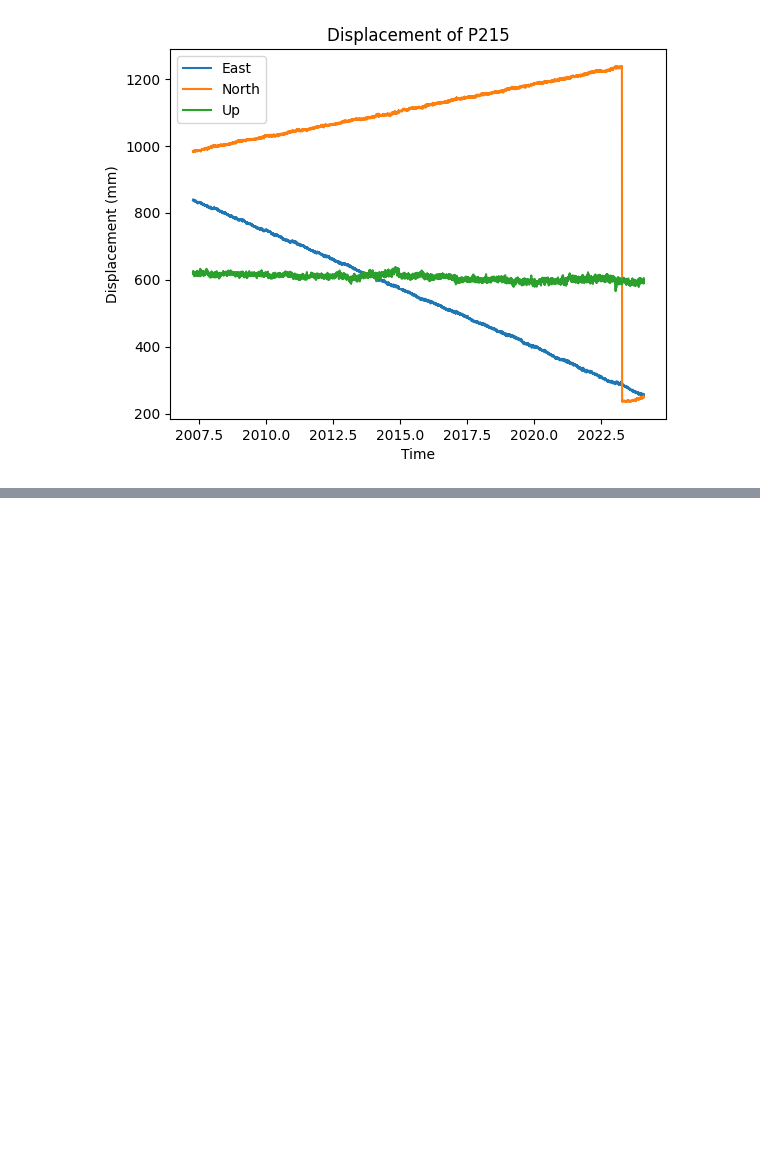
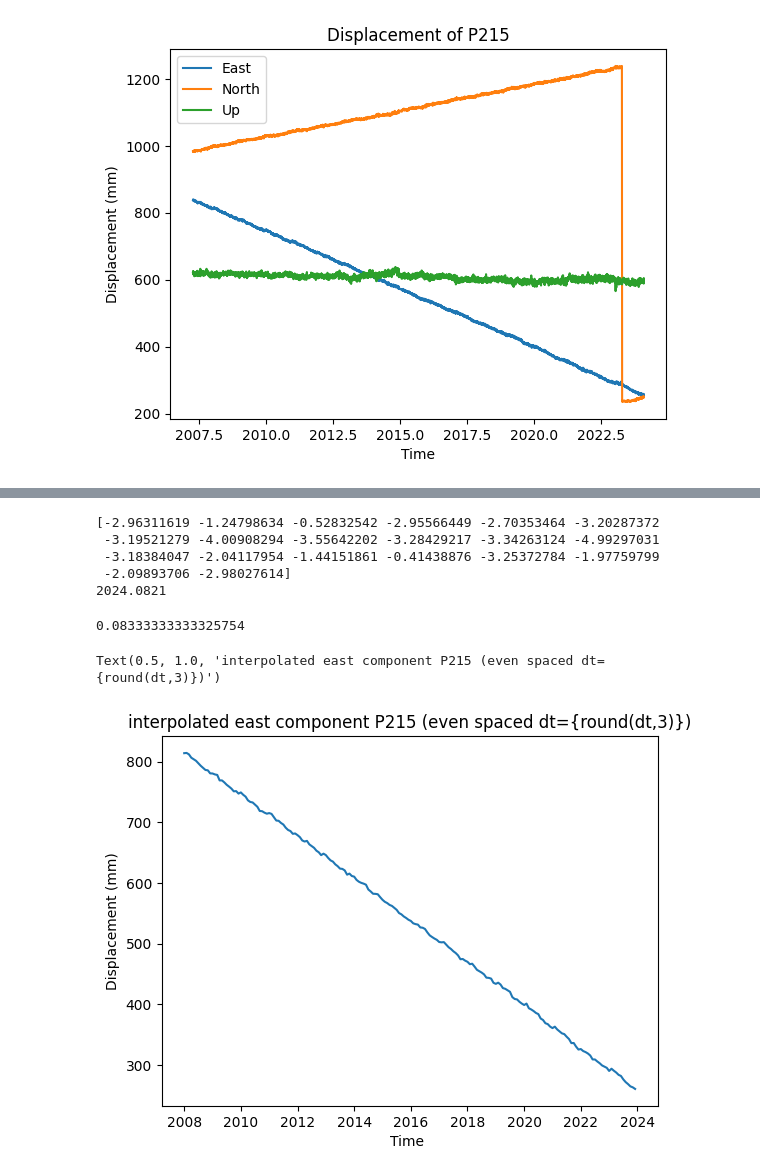
Before and after one commit to ICSlingerland/synthesis_assign, a Jupyter notebook: synthesis.ipynb, the cells around one changed output, grey strips where cells are left out. Saved outputs shown, nothing was run; the diff lists cells and outputs as text; code cells hidden in the pictures; blank space fills up the shorter version.

```diff
--- a/synthesis.ipynb
+++ b/synthesis.ipynb
@@ -326,0 +395,33 @@ plt.legend()
+# %%
+print(e_hat_e[:20])
+print(timeP215.max())
+# %% [output]
+[-2.96311619 -1.24798634 -0.52832542 -2.95566449 -2.70353464 -3.20287372
+ -3.19521279 -4.00908294 -3.55642202 -3.28429217 -3.34263124 -4.99297031
+ -3.18384047 -2.04117954 -1.44151861 -0.41438876 -3.25372784 -1.97759799
+ -2.09893706 -2.98027614]
+2024.0821
+# %%
+#interpolate
+from scipy.interpolate import interp1d
+
+
+# Define your regular time grid
+regular_time_grid = np.arange(2008, 2024, 1/12)
+
+# Create an interpolation function
+interpolated_function = interp1d(timeP215, eastP215, kind='linear', fill_value='extrapolate')
+
+# Interpolate onto the regular time grid
+east_interpolated = interpolated_function(regular_time_grid)
+# %%
+dt= regular_time_grid[1]-regular_time_grid[0]
+print(dt)
+plt.plot(regular_time_grid, east_interpolated)
+plt.xlabel(f'Time ')
+plt.ylabel('Displacement (mm)')
+plt.title('interpolated east component P215 (even spaced dt={round(dt,3)})')
+# %% [output]
+0.08333333333325754
+Text(0.5, 1.0, 'interpolated east component P215 (even spaced dt={round(dt,3)})')
+[figure, added]
```
Also changed, not shown: parts of 41 cells of this notebook, 1 other file.
